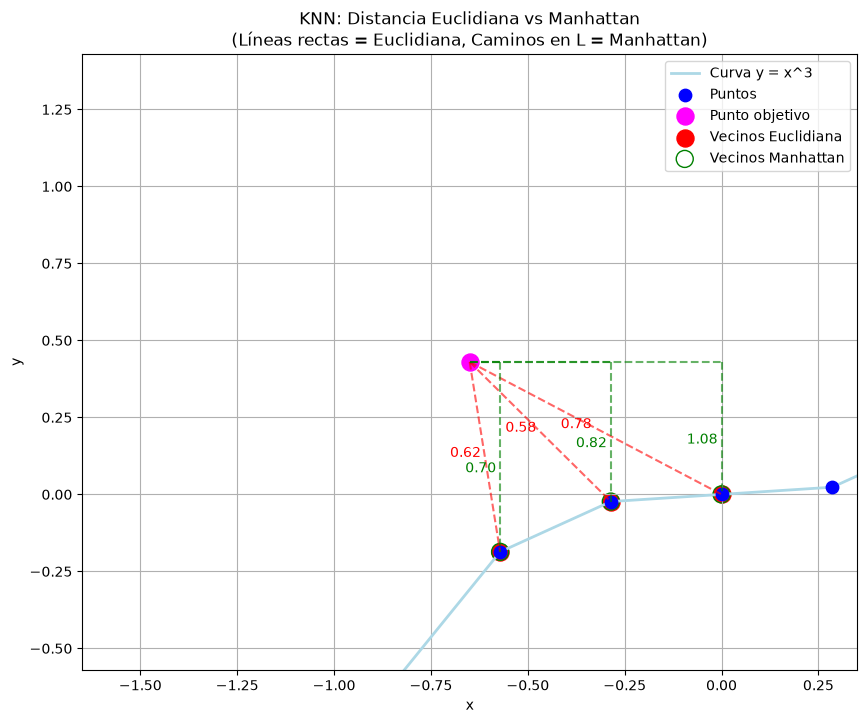
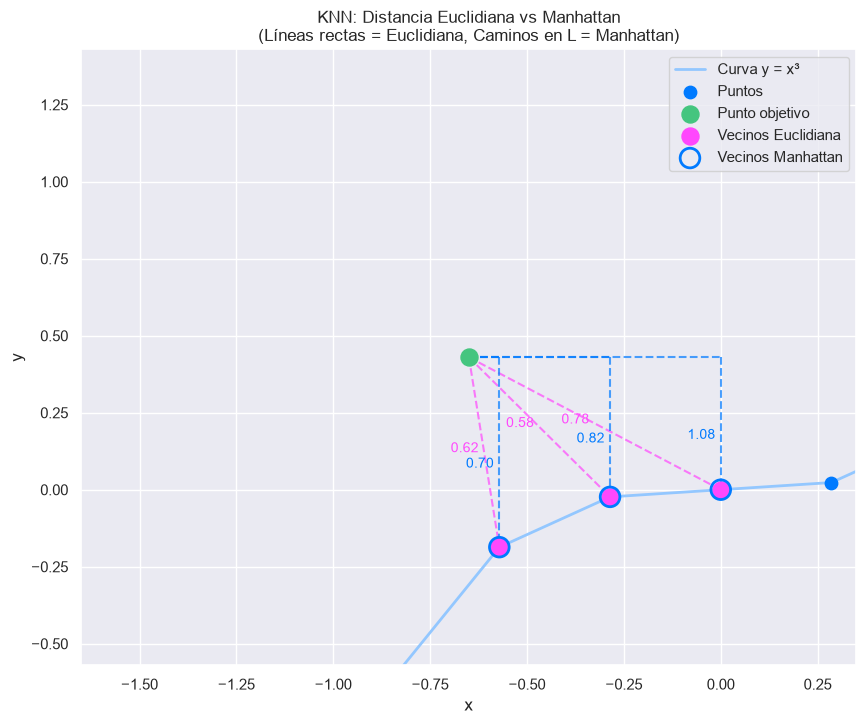
Code edit (unified diff) that turned the first committed figure into the second:
--- before
+++ after
@@ -19,37 +19,37 @@
 
 # Gráfico
+plt.figure(figsize=(10, 8))
+plt.plot(x, y, color='#93c7ff', linewidth=2, label='Curva y = x³')
+plt.scatter(x, y, color='#007aff', s=80, label='Puntos', zorder=2)
+plt.scatter(*punto, color='#44c57f', s=150, zorder=5, label='Punto objetivo')
 
-plt.figure(figsize=(10, 8))
-plt.plot(x, y, color='lightblue', linewidth=2, label='Curva y = x^3')
-plt.scatter(x, y, color='blue', s=80, label='Puntos', zorder=2)
-plt.scatter(*punto, color='magenta', s=150, label='Punto objetivo')
-
-# Vecinos Euclideana
-plt.scatter(vecinos_euclid[:,0], vecinos_euclid[:,1], color='red', s=150, 
-            label='Vecinos Euclidiana')
+# Vecinos Euclidiana
+plt.scatter(vecinos_euclid[:, 0], vecinos_euclid[:, 1],
+            color='#ff48fd', s=150, zorder=4, label='Vecinos Euclidiana')
 for i, vecino in enumerate(vecinos_euclid):
-    # Línea recta para distancia Euclidiana
-    plt.plot([punto[0], vecino[0]], [punto[1], vecino[1]], 'r--', alpha=0.6)
-    # Mostrar valor de la distancia
+    plt.plot([punto[0], vecino[0]], [punto[1], vecino[1]],
+             color='#ff48fd', linestyle='--', alpha=0.7)
     dist = dist_euclid[idx_euclid[i]]
-    mid_x, mid_y = (punto[0] + vecino[0]) / 2, (punto[1] + vecino[1]) / 2
-    plt.text(mid_x- 0.05, mid_y, f'{dist:.2f}', color='red', fontsize=10, ha='center')
+    mid_x = (punto[0] + vecino[0]) / 2
+    mid_y = (punto[1] + vecino[1]) / 2
+    plt.text(mid_x - 0.05, mid_y, f'{dist:.2f}', color='#ff48fd',
+             fontsize=10, ha='center')
 
 # Vecinos Manhattan
-plt.scatter(vecinos_manhattan[:,0], vecinos_manhattan[:,1], facecolors='none', 
-            edgecolors='green', s=150, label='Vecinos Manhattan')
+plt.scatter(vecinos_manhattan[:, 0], vecinos_manhattan[:, 1],
+            facecolors='none', edgecolors='#007aff', s=200, linewidths=2,
+            zorder=4, label='Vecinos Manhattan')
 for i, vecino in enumerate(vecinos_manhattan):
-    # Camino en "L" para distancia Manhattan
-    # Segmento horizontal
-    plt.plot([punto[0], vecino[0]], [punto[1], punto[1]], 'g--', alpha=0.6)
-    # Segmento vertical
-    plt.plot([vecino[0], vecino[0]], [punto[1], vecino[1]], 'g--', alpha=0.6)
-    # Mostrar valor de la distancia
+    plt.plot([punto[0], vecino[0]], [punto[1], punto[1]],
+             color='#007aff', linestyle='--', alpha=0.7)
+    plt.plot([vecino[0], vecino[0]], [punto[1], vecino[1]],
+             color='#007aff', linestyle='--', alpha=0.7)
     dist = dist_manhattan[idx_manhattan[i]]
-    mid_x, mid_y = vecino[0], (punto[1] + vecino[1]) / 2
-    plt.text(mid_x- 0.05, mid_y - 0.05, f'{dist:.2f}', color='green', 
+    mid_x = vecino[0]
+    mid_y = (punto[1] + vecino[1]) / 2
+    plt.text(mid_x - 0.05, mid_y - 0.05, f'{dist:.2f}', color='#007aff',
              fontsize=10, ha='center')
 
-# Ajusto límites para mostrar más contexto (más zoom)
+# Ajusto límites para mostrar más contexto
 padding = 1
 plt.xlim(punto[0] - padding, punto[0] + padding)
@@ -58,8 +58,7 @@
 plt.xlabel('x')
 plt.ylabel('y')
-plt.title("""KNN: Distancia Euclidiana vs Manhattan
-(Líneas rectas = Euclidiana, Caminos en L = Manhattan)""")
+plt.title("KNN: Distancia Euclidiana vs Manhattan\n"
+          "(Líneas rectas = Euclidiana, Caminos en L = Manhattan)")
 plt.legend()
-plt.grid(True)
 
 # Tabla de distancias

Commit: Feature/better examples (#18)